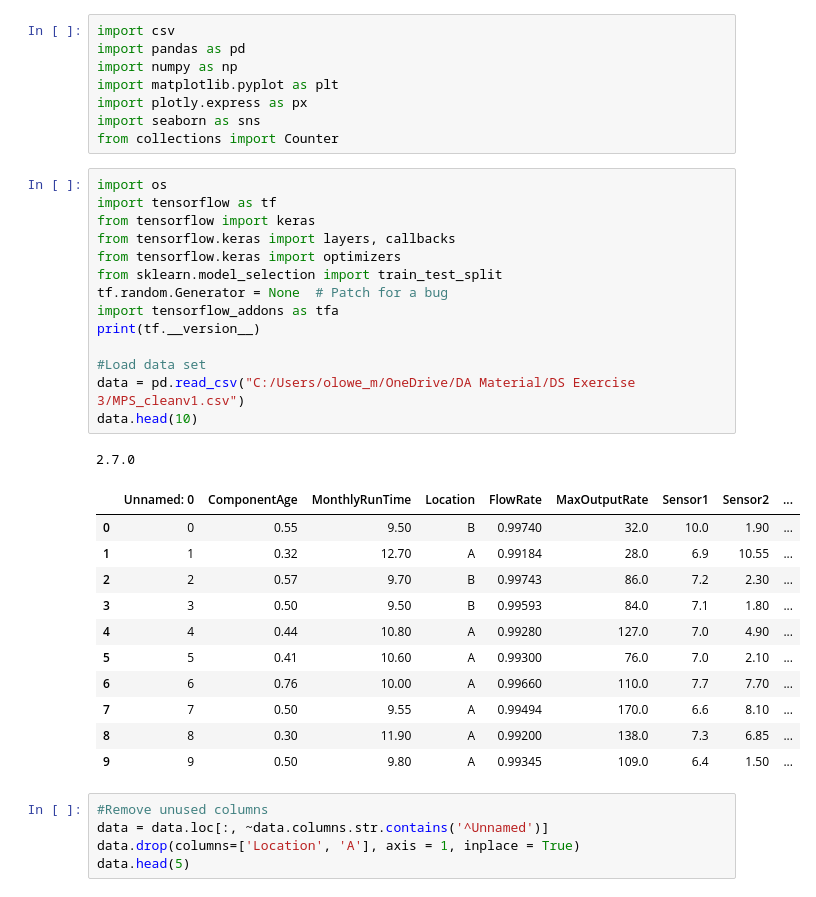
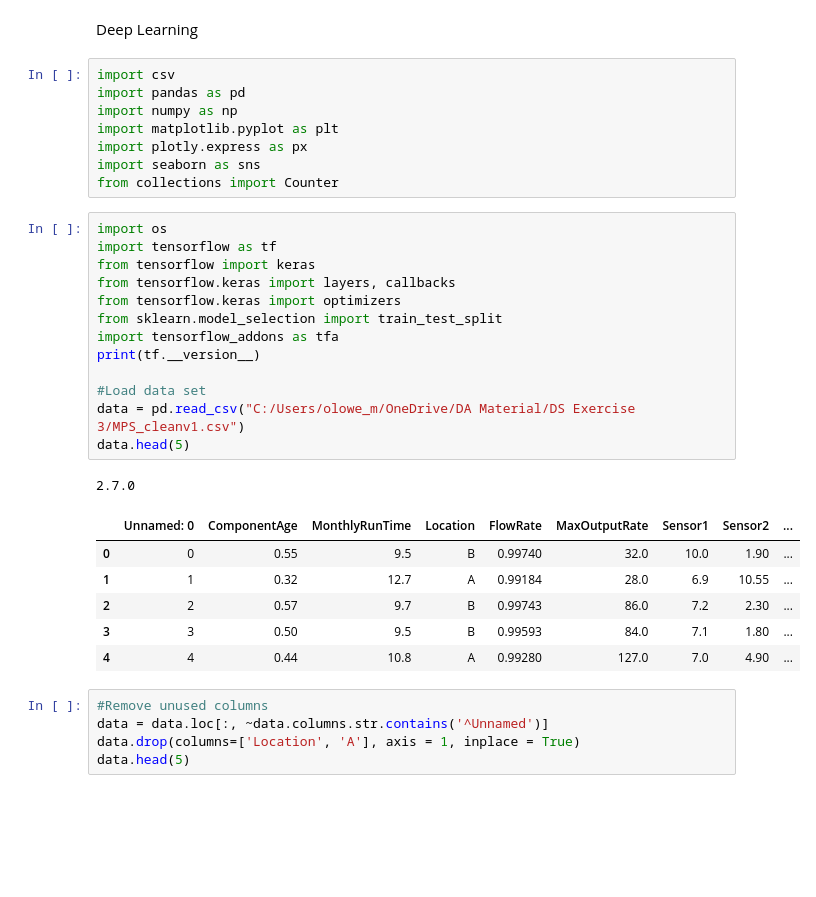
Before and after one commit to molowe1/MarineSystemBC, a Jupyter notebook: MPS_DL.ipynb, the cells around one changed output. Saved outputs shown, nothing was run; the diff lists cells and outputs as text; blank space fills up the shorter version.

```diff
--- a/MPS_DL.ipynb
+++ b/MPS_DL.ipynb
@@ -1,3 +1,5 @@
+# %% [markdown]
+Deep Learning
 # %%
 import csv
 import pandas as pd
@@ -9,30 +11,24 @@ from collections import Counter
 # %%
 import os
 import tensorflow as tf
 from tensorflow import keras
 from tensorflow.keras import layers, callbacks
 from tensorflow.keras import optimizers
 from sklearn.model_selection import train_test_split
-tf.random.Generator = None  # Patch for a bug
 import tensorflow_addons as tfa
 print(tf.__version__)
 
 #Load data set
 data = pd.read_csv("C:/Users/olowe_m/OneDrive/DA Material/DS Exercise 3/MPS_cleanv1.csv")
-data.head(10)
+data.head(5)
 # %% [output]
 2.7.0
 |  | Unnamed: 0 | ComponentAge | MonthlyRunTime | Location | FlowRate | MaxOutputRate | Sensor1 | Sensor2 | ... |
-| 0 | 0 | 0.55 | 9.50 | B | 0.99740 | 32.0 | 10.0 | 1.90 | ... |
-| 1 | 1 | 0.32 | 12.70 | A | 0.99184 | 28.0 | 6.9 | 10.55 | ... |
-| 2 | 2 | 0.57 | 9.70 | B | 0.99743 | 86.0 | 7.2 | 2.30 | ... |
-| 3 | 3 | 0.50 | 9.50 | B | 0.99593 | 84.0 | 7.1 | 1.80 | ... |
-| 4 | 4 | 0.44 | 10.80 | A | 0.99280 | 127.0 | 7.0 | 4.90 | ... |
-| 5 | 5 | 0.41 | 10.60 | A | 0.99300 | 76.0 | 7.0 | 2.10 | ... |
-| 6 | 6 | 0.76 | 10.00 | A | 0.99660 | 110.0 | 7.7 | 7.70 | ... |
-| 7 | 7 | 0.50 | 9.55 | A | 0.99494 | 170.0 | 6.6 | 8.10 | ... |
-| 8 | 8 | 0.30 | 11.90 | A | 0.99200 | 138.0 | 7.3 | 6.85 | ... |
-| 9 | 9 | 0.50 | 9.80 | A | 0.99345 | 109.0 | 6.4 | 1.50 | ... |
+| 0 | 0 | 0.55 | 9.5 | B | 0.99740 | 32.0 | 10.0 | 1.90 | ... |
+| 1 | 1 | 0.32 | 12.7 | A | 0.99184 | 28.0 | 6.9 | 10.55 | ... |
+| 2 | 2 | 0.57 | 9.7 | B | 0.99743 | 86.0 | 7.2 | 2.30 | ... |
+| 3 | 3 | 0.50 | 9.5 | B | 0.99593 | 84.0 | 7.1 | 1.80 | ... |
+| 4 | 4 | 0.44 | 10.8 | A | 0.99280 | 127.0 | 7.0 | 4.90 | ... |
 # %%
 #Remove unused columns
 data = data.loc[:, ~data.columns.str.contains('^Unnamed')]
```
Also changed, not shown: parts of 23 cells of this notebook, 2 other files.
